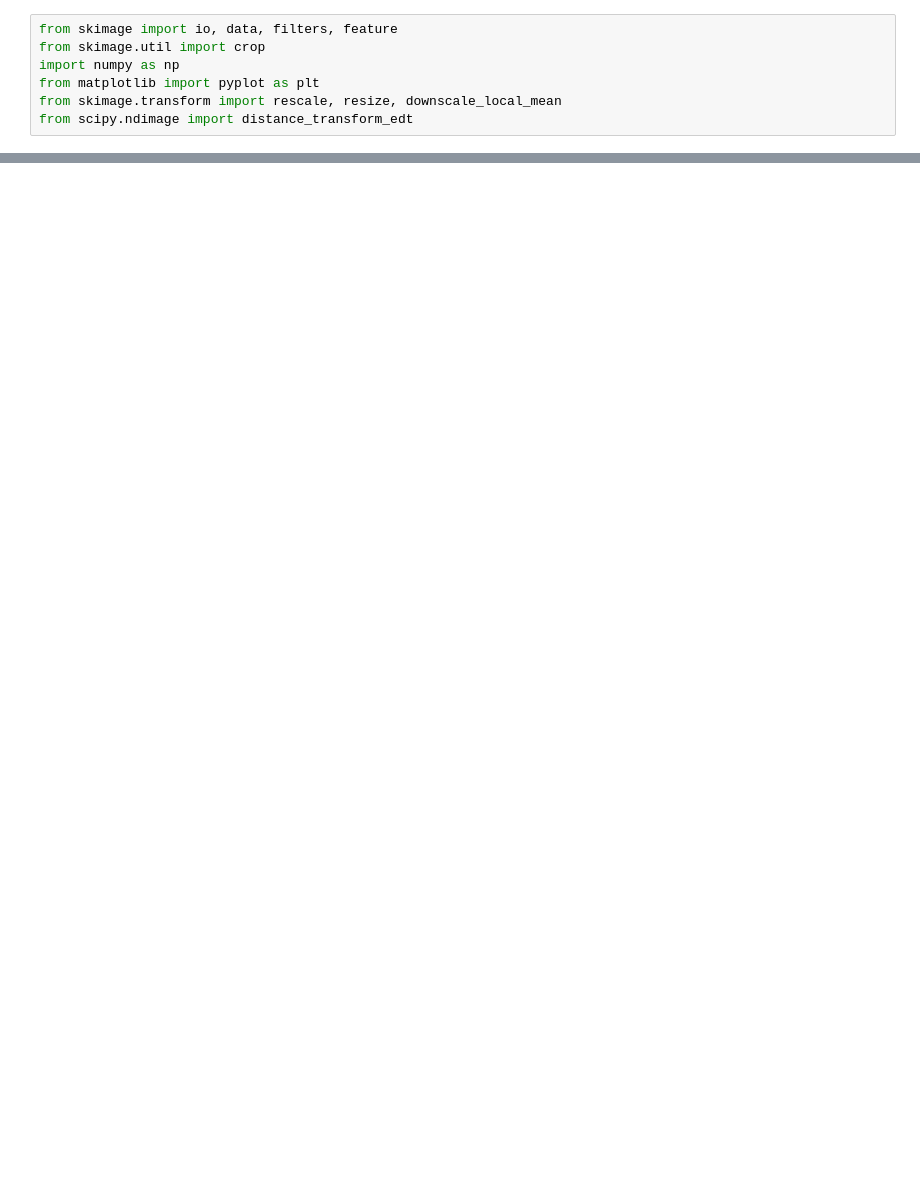
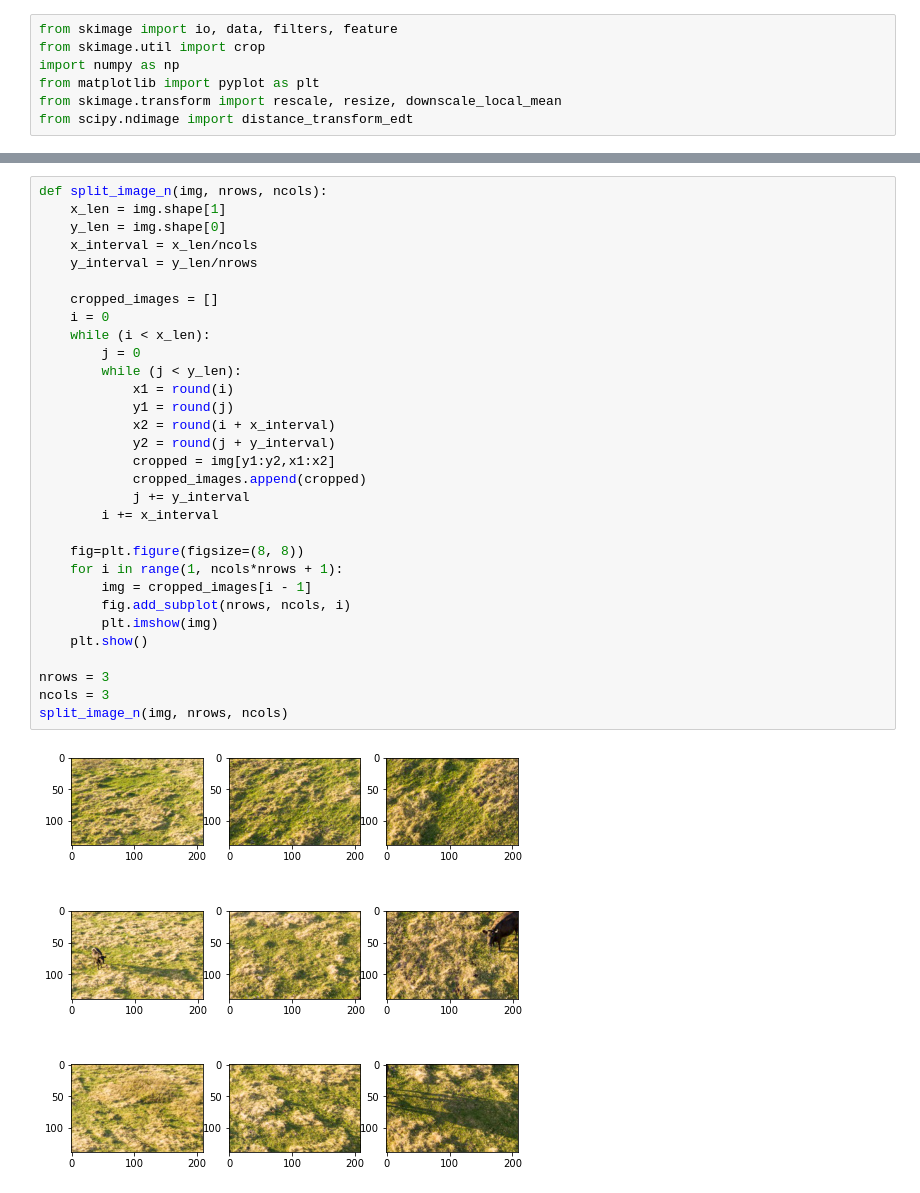
Before and after one commit to kaanan99/noses, a Jupyter notebook: skimage.ipynb, the cells around one changed output, grey strips where cells are left out. Drawn from its saved outputs; the diff is of its cells as text; blank space fills up the shorter version.

```diff
--- a/skimage.ipynb
+++ b/skimage.ipynb
@@ -27,0 +25,33 @@ plt.imshow(coins_b, cmap="gray")
+# %%
+def split_image_n(img, nrows, ncols):
+    x_len = img.shape[1]
+    y_len = img.shape[0]
+    x_interval = x_len/ncols
+    y_interval = y_len/nrows
+
+    cropped_images = []
+    i = 0
+    while (i < x_len):
+        j = 0
+        while (j < y_len):
+            x1 = round(i)
+            y1 = round(j)
+            x2 = round(i + x_interval)
+            y2 = round(j + y_interval)
+            cropped = img[y1:y2,x1:x2]
+            cropped_images.append(cropped)
+            j += y_interval
+        i += x_interval
+
+    fig=plt.figure(figsize=(8, 8))
+    for i in range(1, ncols*nrows + 1):
+        img = cropped_images[i - 1]
+        fig.add_subplot(nrows, ncols, i)
+        plt.imshow(img)
+    plt.show()
+
+nrows = 3
+ncols = 3
+split_image_n(img, nrows, ncols)
+# %% [output]
+[figure, added]
```
Also changed, not shown: parts of 4 cells of this notebook.
